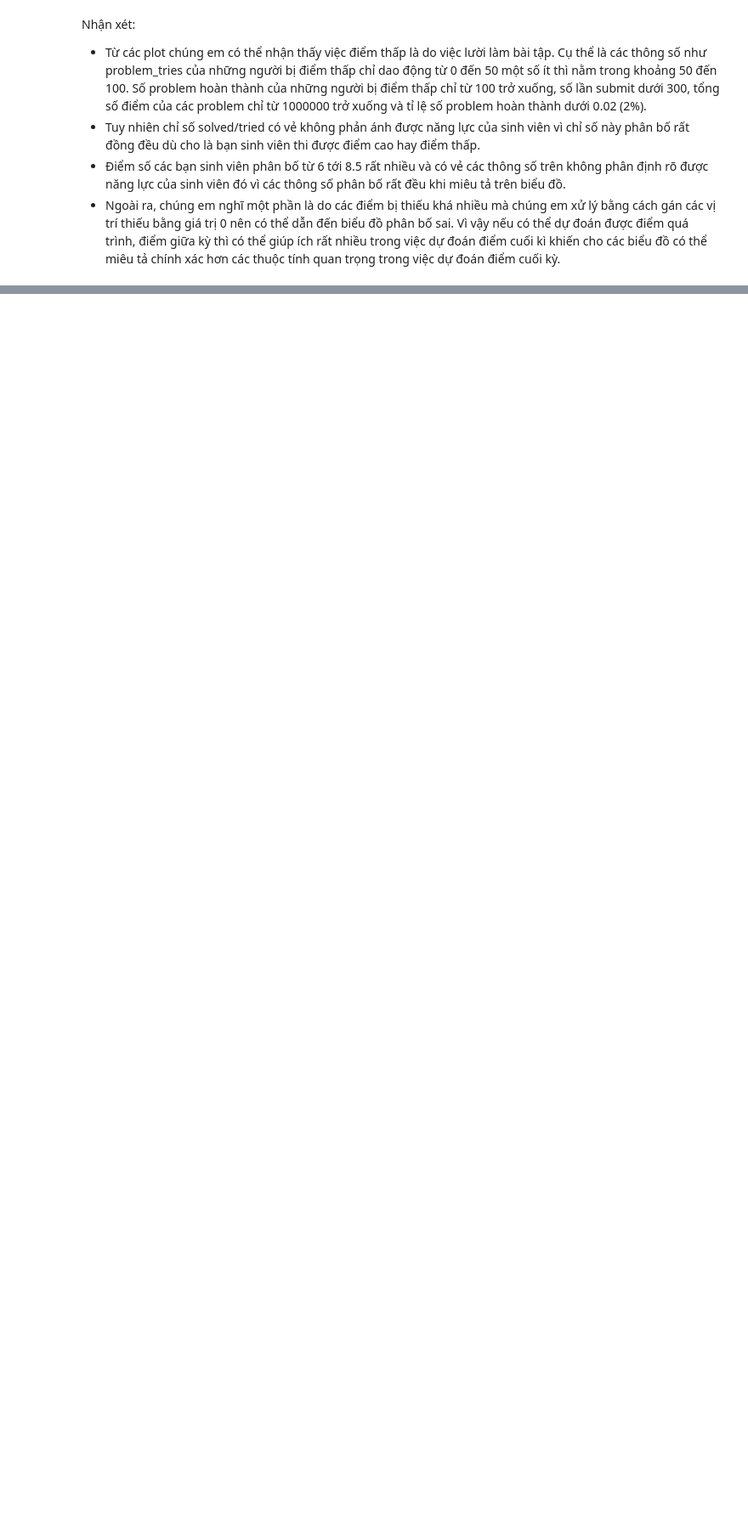
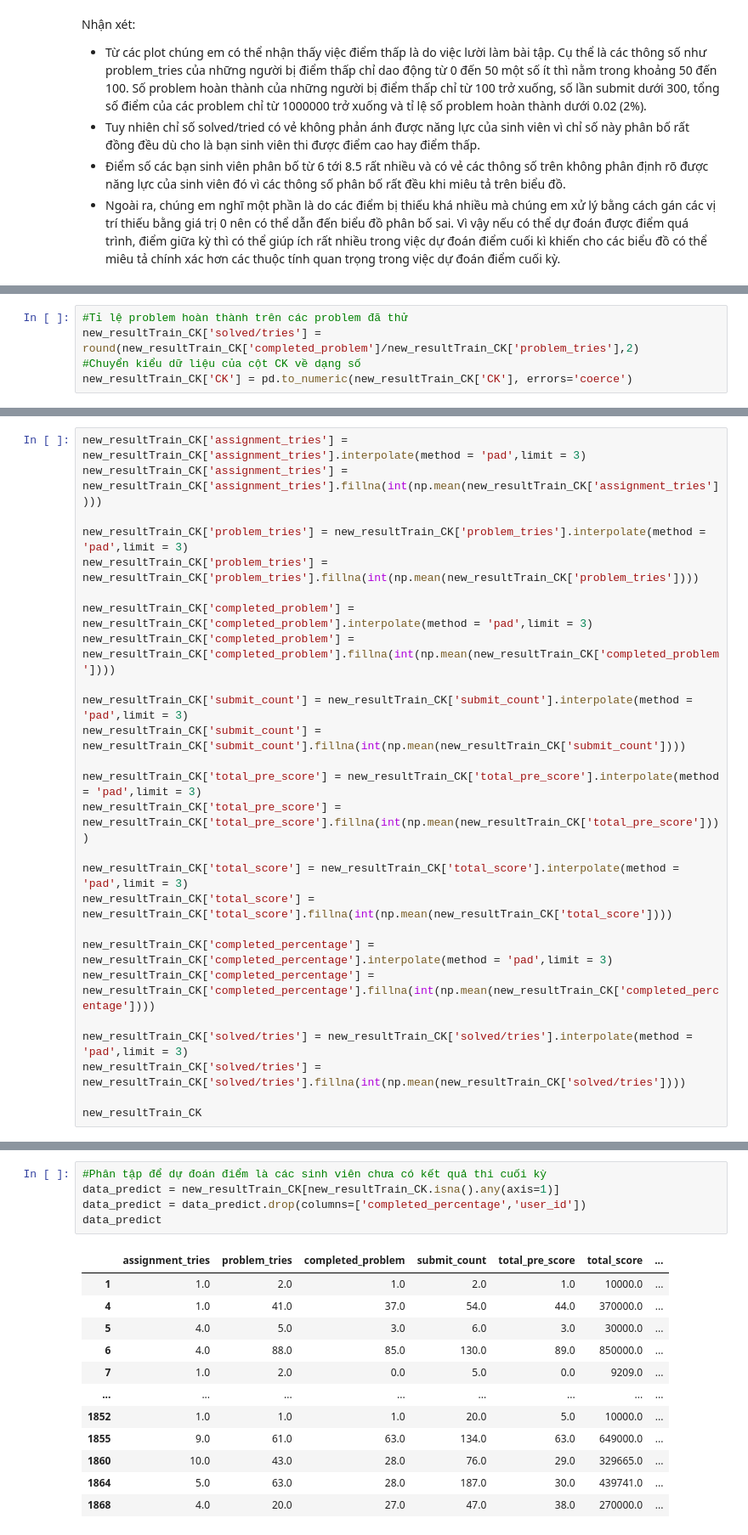
Before and after one commit to nivla0607/CS114.L22.KHCL, a Jupyter notebook: Wecode_Prediction.ipynb, the cells around one changed output, grey strips where cells are left out. Shown at 85% size. Cells and saved outputs as stored; diff of their text form; blank space fills up the shorter version.

```diff
--- a/Wecode_Prediction.ipynb
+++ b/Wecode_Prediction.ipynb
@@ -338,0 +350,5 @@ Nhận xét:
+# %%
+#Tỉ lệ problem hoàn thành trên các problem đã thử
+new_resultTrain_CK['solved/tries'] = round(new_resultTrain_CK['completed_problem']/new_resultTrain_CK['problem_tries'],2)
+#Chuyển kiểu dữ liệu của cột CK về dạng số
+new_resultTrain_CK['CK'] = pd.to_numeric(new_resultTrain_CK['CK'], errors='coerce')
@@ -338,0 +357,26 @@ Nhận xét:
+# %%
+new_resultTrain_CK['assignment_tries'] = new_resultTrain_CK['assignment_tries'].interpolate(method = 'pad',limit = 3)
+new_resultTrain_CK['assignment_tries'] = new_resultTrain_CK['assignment_tries'].fillna(int(np.mean(new_resultTrain_CK['assignment_tries'])))
+
+new_resultTrain_CK['problem_tries'] = new_resultTrain_CK['problem_tries'].interpolate(method = 'pad',limit = 3)
+new_resultTrain_CK['problem_tries'] = new_resultTrain_CK['problem_tries'].fillna(int(np.mean(new_resultTrain_CK['problem_tries'])))
+
+new_resultTrain_CK['completed_problem'] = new_resultTrain_CK['completed_problem'].interpolate(method = 'pad',limit = 3)
+new_resultTrain_CK['completed_problem'] = new_resultTrain_CK['completed_problem'].fillna(int(np.mean(new_resultTrain_CK['completed_problem'])))
+
+new_resultTrain_CK['submit_count'] = new_resultTrain_CK['submit_count'].interpolate(method = 'pad',limit = 3)
+new_resultTrain_CK['submit_count'] = new_resultTrain_CK['submit_count'].fillna(int(np.mean(new_resultTrain_CK['submit_count'])))
+
+new_resultTrain_CK['total_pre_score'] = new_resultTrain_CK['total_pre_score'].interpolate(method = 'pad',limit = 3)
+new_resultTrain_CK['total_pre_score'] = new_resultTrain_CK['total_pre_score'].fillna(int(np.mean(new_resultTrain_CK['total_pre_score'])))
+
+new_resultTrain_CK['total_score'] = new_resultTrain_CK['total_score'].interpolate(method = 'pad',limit = 3)
+new_resultTrain_CK['total_score'] = new_resultTrain_CK['total_score'].fillna(int(np.mean(new_resultTrain_CK['total_score'])))
+
+new_resultTrain_CK['completed_percentage'] = new_resultTrain_CK['completed_percentage'].interpolate(method = 'pad',limit = 3)
+new_resultTrain_CK['completed_percentage'] = new_resultTrain_CK['completed_percentage'].fillna(int(np.mean(new_resultTrain_CK['completed_percentage'])))
+
+new_resultTrain_CK['solved/tries'] = new_resultTrain_CK['solved/tries'].interpolate(method = 'pad',limit = 3)
+new_resultTrain_CK['solved/tries'] = new_resultTrain_CK['solved/tries'].fillna(int(np.mean(new_resultTrain_CK['solved/tries'])))
+
+new_resultTrain_CK
@@ -338,0 +397,18 @@ Nhận xét:
+# %%
+#Phân tập để dự đoán điểm là các sinh viên chưa có kết quả thi cuối kỳ
+data_predict = new_resultTrain_CK[new_resultTrain_CK.isna().any(axis=1)]
+data_predict = data_predict.drop(columns=['completed_percentage','user_id'])
+data_predict
+# %% [output]
+|  | assignment_tries | problem_tries | completed_problem | submit_count | total_pre_score | total_score | ... |
+| 1 | 1.0 | 2.0 | 1.0 | 2.0 | 1.0 | 10000.0 | ... |
+| 4 | 1.0 | 41.0 | 37.0 | 54.0 | 44.0 | 370000.0 | ... |
+| 5 | 4.0 | 5.0 | 3.0 | 6.0 | 3.0 | 30000.0 | ... |
+| 6 | 4.0 | 88.0 | 85.0 | 130.0 | 89.0 | 850000.0 | ... |
+| 7 | 1.0 | 2.0 | 0.0 | 5.0 | 0.0 | 9209.0 | ... |
+| ... | ... | ... | ... | ... | ... | ... | ... |
+| 1852 | 1.0 | 1.0 | 1.0 | 20.0 | 5.0 | 10000.0 | ... |
+| 1855 | 9.0 | 61.0 | 63.0 | 134.0 | 63.0 | 649000.0 | ... |
+| 1860 | 10.0 | 43.0 | 28.0 | 76.0 | 29.0 | 329665.0 | ... |
+| 1864 | 5.0 | 63.0 | 28.0 | 187.0 | 30.0 | 439741.0 | ... |
+| 1868 | 4.0 | 20.0 | 27.0 | 47.0 | 38.0 | 270000.0 | ... |
```
Also changed, not shown: parts of 15 cells of this notebook.
